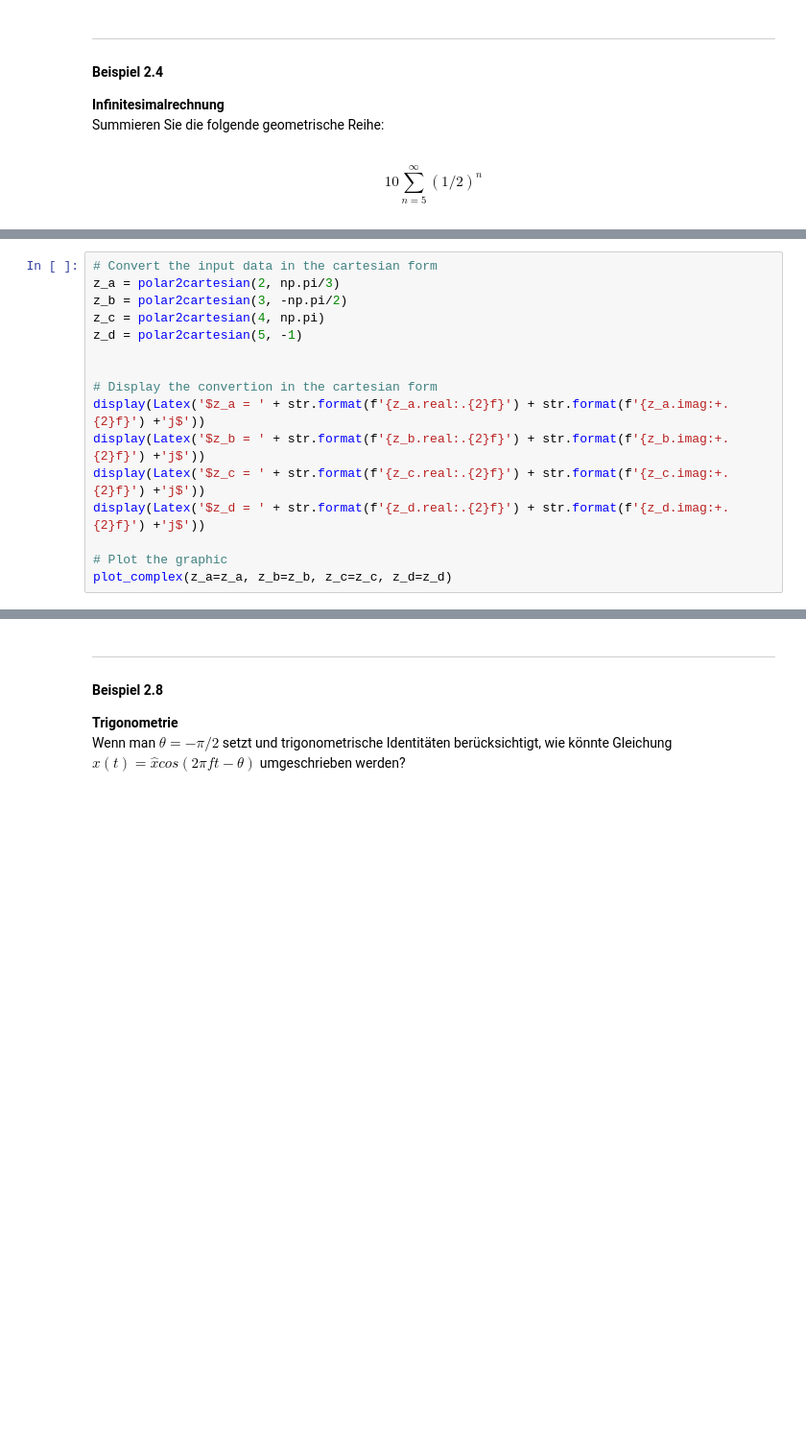
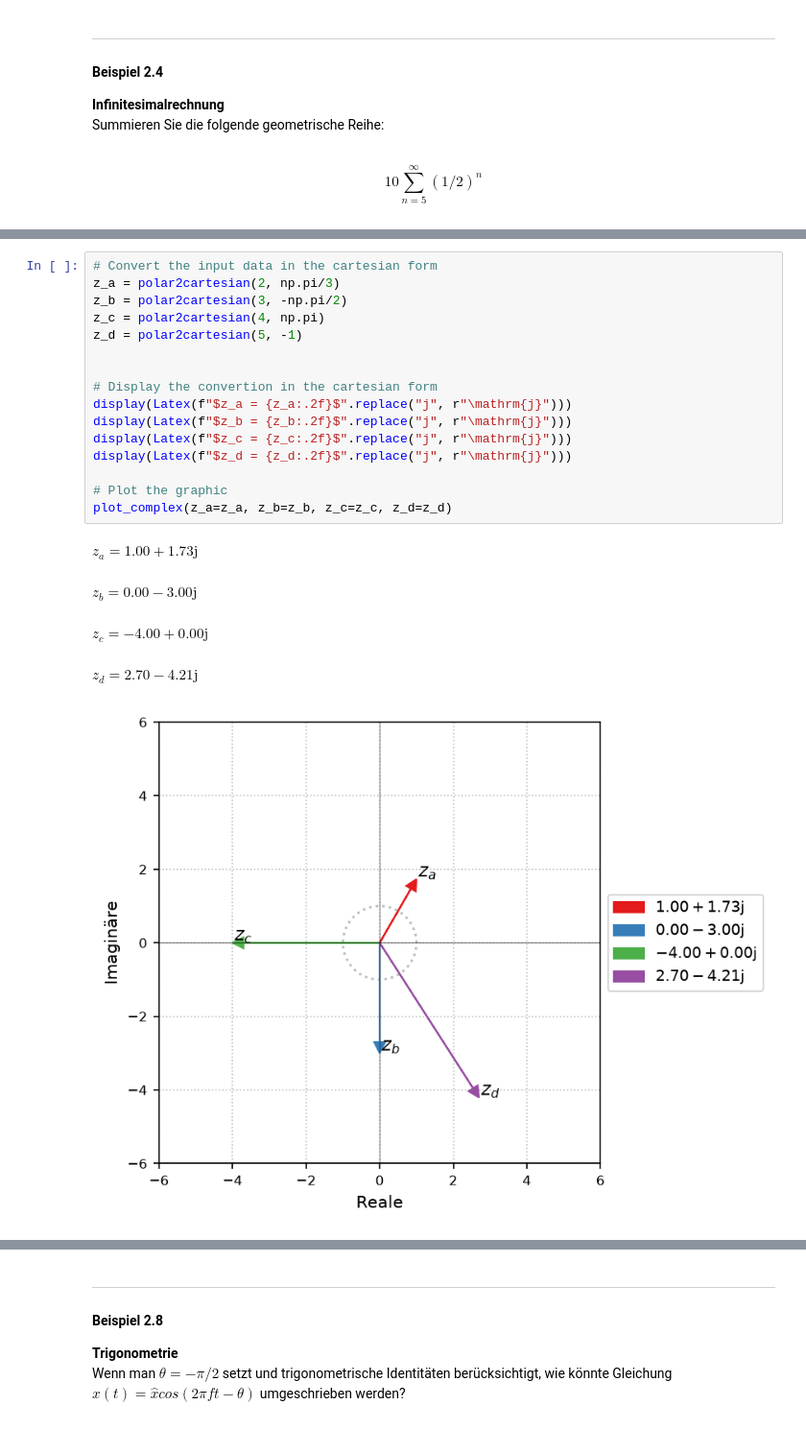
Before and after one commit to ferreirafurtado/ET1031_SigSys_HWR, a Jupyter notebook: Jupyter Notebook/ET1031_SigSys_JN_Kapitel-02.ipynb, the cells around one changed output, grey strips where cells are left out. Shown at 96% size. Saved outputs shown, nothing was run; the diff lists cells and outputs as text; blank space fills up the shorter version.

```diff
--- a/Jupyter Notebook/ET1031_SigSys_JN_Kapitel-02.ipynb
+++ b/Jupyter Notebook/ET1031_SigSys_JN_Kapitel-02.ipynb
@@ -246,19 +264,25 @@ d) $z_d = 5e^{-j}$<br/>
 # %%
 # Convert the input data in the cartesian form
 z_a = polar2cartesian(2, np.pi/3)
 z_b = polar2cartesian(3, -np.pi/2)
 z_c = polar2cartesian(4, np.pi)
 z_d = polar2cartesian(5, -1)
 
 
 # Display the convertion in the cartesian form
-display(Latex('$z_a = ' + str.format(f'{z_a.real:.{2}f}') + str.format(f'{z_a.imag:+.{2}f}') +'j$'))
-display(Latex('$z_b = ' + str.format(f'{z_b.real:.{2}f}') + str.format(f'{z_b.imag:+.{2}f}') +'j$'))
-display(Latex('$z_c = ' + str.format(f'{z_c.real:.{2}f}') + str.format(f'{z_c.imag:+.{2}f}') +'j$'))
-display(Latex('$z_d = ' + str.format(f'{z_d.real:.{2}f}') + str.format(f'{z_d.imag:+.{2}f}') +'j$'))
+display(Latex(f"$z_a = {z_a:.2f}$".replace("j", r"\mathrm{j}")))
+display(Latex(f"$z_b = {z_b:.2f}$".replace("j", r"\mathrm{j}")))
+display(Latex(f"$z_c = {z_c:.2f}$".replace("j", r"\mathrm{j}")))
+display(Latex(f"$z_d = {z_d:.2f}$".replace("j", r"\mathrm{j}")))
 
 # Plot the graphic
 plot_complex(z_a=z_a, z_b=z_b, z_c=z_c, z_d=z_d)
+# %% [output]
+$z_a = 1.00+1.73\mathrm{j}$
+$z_b = 0.00-3.00\mathrm{j}$
+$z_c = -4.00+0.00\mathrm{j}$
+$z_d = 2.70-4.21\mathrm{j}$
+[figure, added]
 # %% [markdown]
 <hr style="border:solid #000000 1px;height:1px;">
 
```
Also changed, not shown: parts of 20 cells of this notebook, 2 other files.
